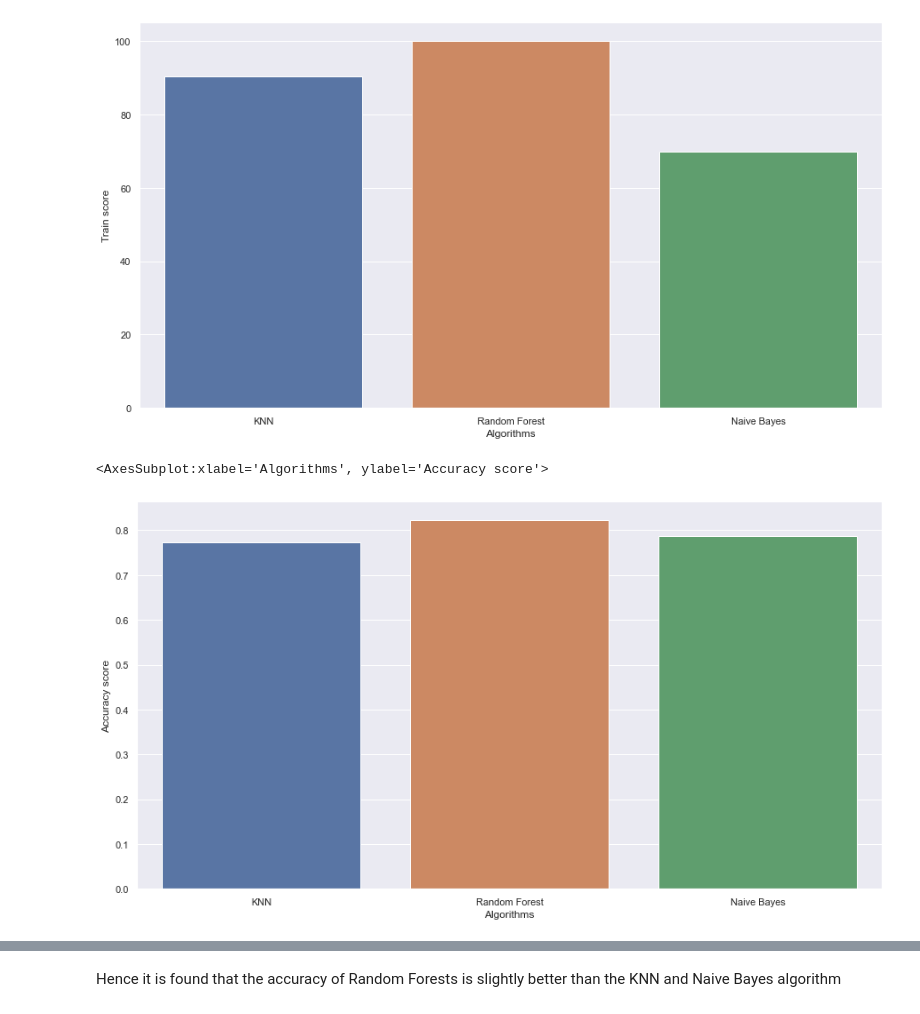
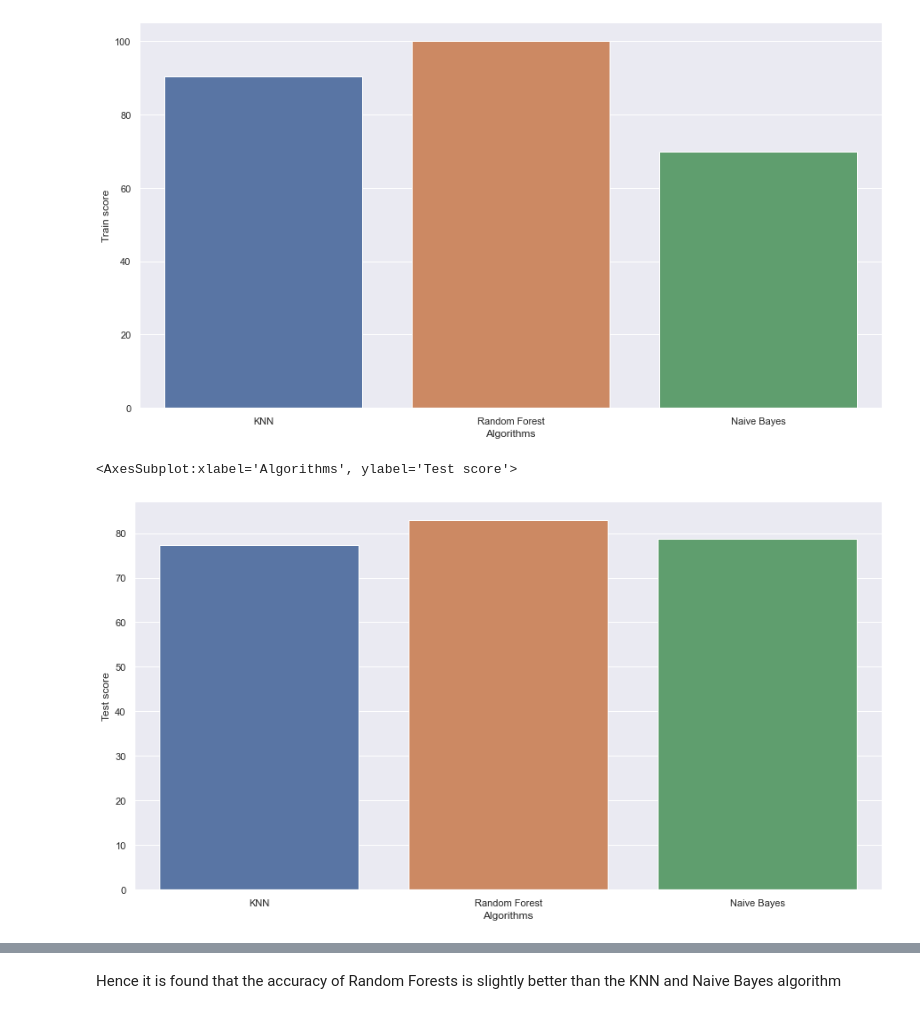
Before and after one commit to Anil-account/Heart-Disease-Prediction, a Jupyter notebook: project.ipynb, the cells around one changed output, grey strips where cells are left out. Saved outputs shown, nothing was run; the diff lists cells and outputs as text; code cells hidden in the pictures.

```diff
--- a/project.ipynb
+++ b/project.ipynb
@@ -531,11 +534,11 @@ sns.barplot(algorithms,scores)
 # %%
 # Visualization of different test accuracy of machine learning algorithms in barchart
 algorithms = ["KNN", "Random Forest", "Naive Bayes"]
-scores = [knn_accuracy, rf_accuracy, gnb_acc]
+scores = [test_score_knn, test_score_rf, test_score_nv]
 sns.set(rc={'figure.figsize':(15,8)})
 plt.xlabel("Algorithms")
 plt.ylabel("Test score")
 sns.barplot(algorithms,scores)
 # %% [output]
-<AxesSubplot:xlabel='Algorithms', ylabel='Accuracy score'>
+<AxesSubplot:xlabel='Algorithms', ylabel='Test score'>
-[figure, old version]
+[figure, new version]
```
Also changed, not shown: parts of 15 cells of this notebook.
